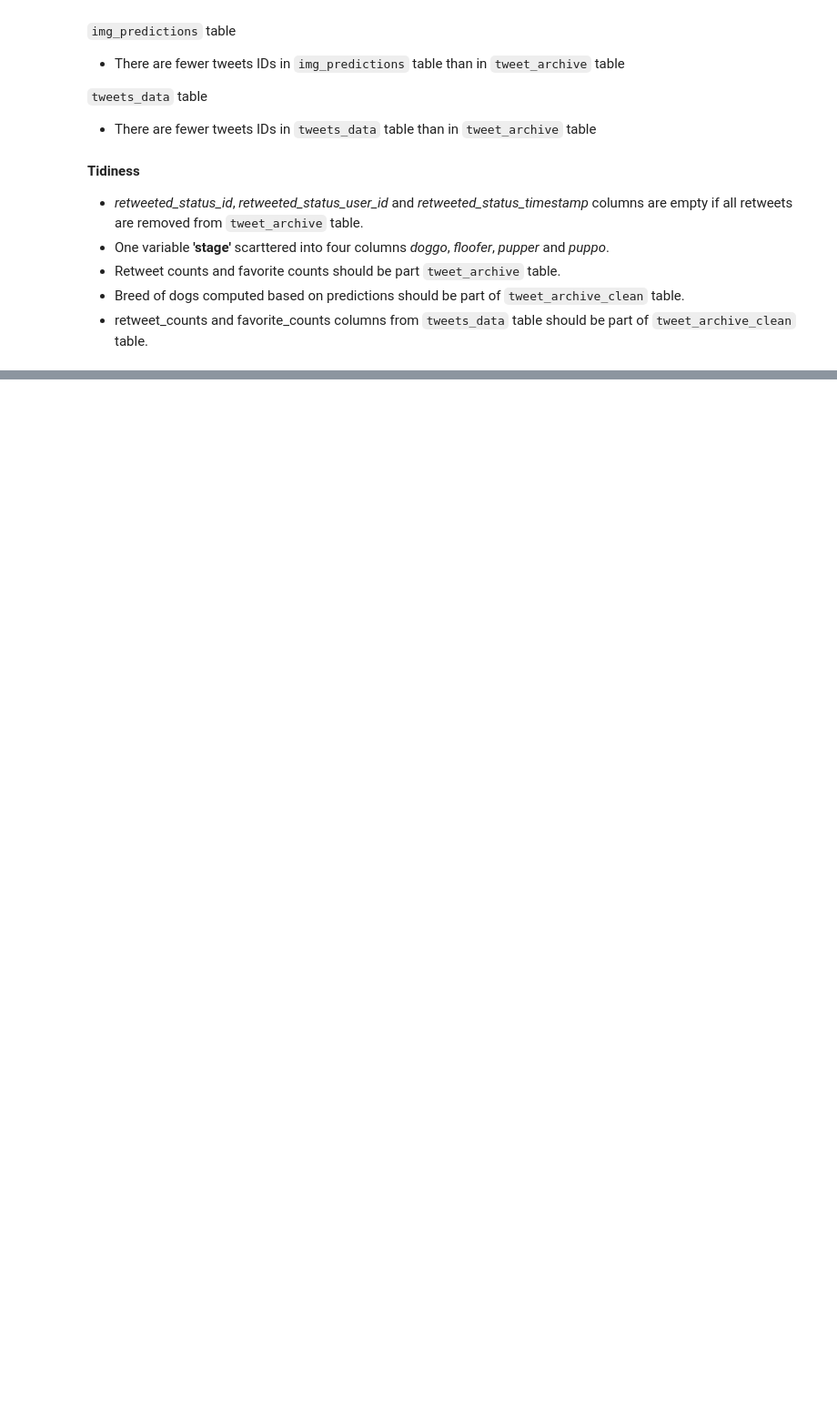
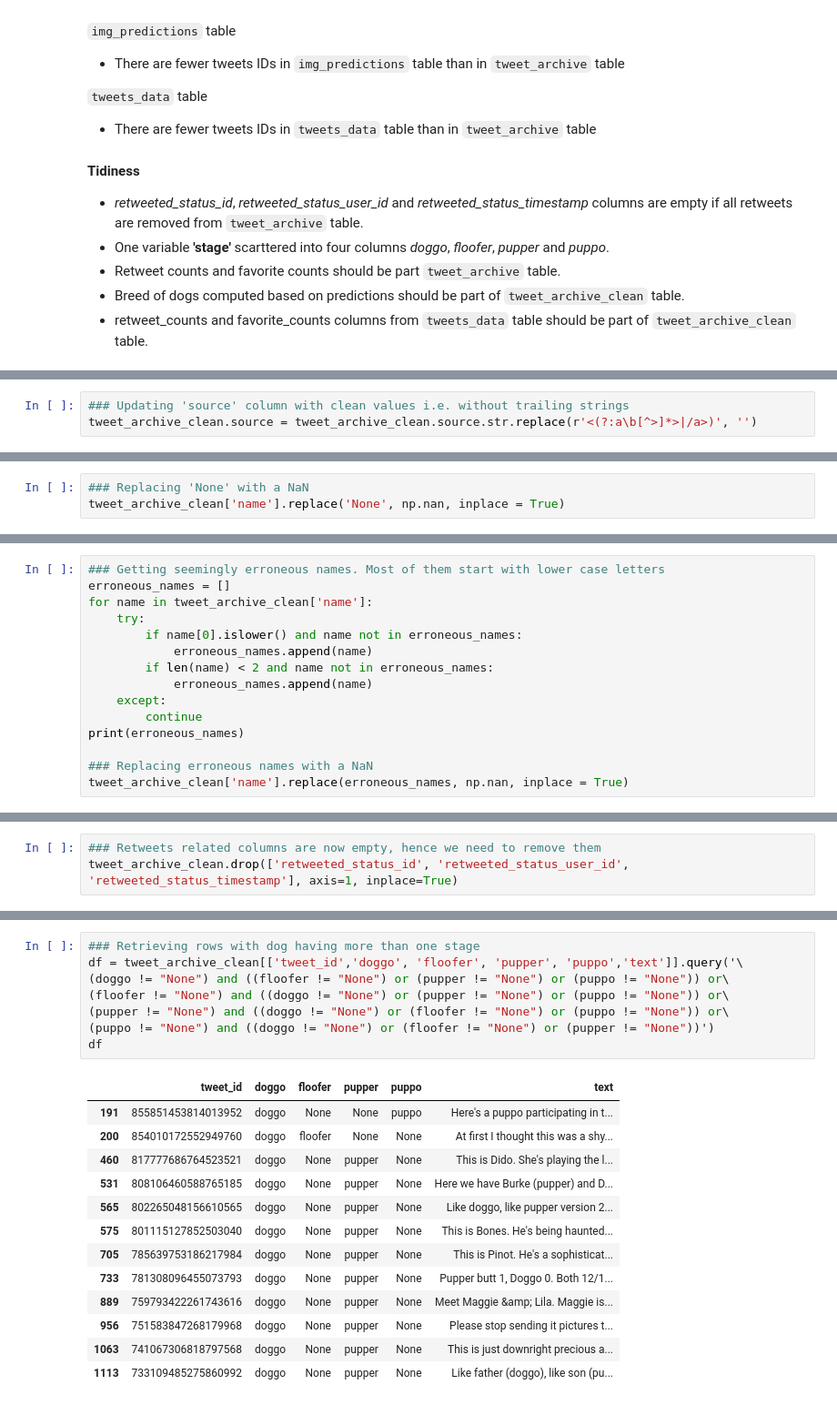
Before and after one commit to benjaminuwimana/WranglingData, a Jupyter notebook: wrangle_act.ipynb, the cells around one changed output, grey strips where cells are left out. Shown at 91% size. Drawn from its saved outputs; the diff is of its cells as text; blank space fills up the shorter version.

```diff
--- a/wrangle_act.ipynb
+++ b/wrangle_act.ipynb
@@ -310,0 +433,3 @@ img_predictions.tweet_id.nunique()
+# %%
+### Updating 'source' column with clean values i.e. without trailing strings
+tweet_archive_clean.source = tweet_archive_clean.source.str.replace(r'<(?:a\b[^>]*>|/a>)', '')
@@ -310,0 +455,3 @@ img_predictions.tweet_id.nunique()
+# %%
+### Replacing 'None' with a NaN
+tweet_archive_clean['name'].replace('None', np.nan, inplace = True)
@@ -310,0 +473,15 @@ img_predictions.tweet_id.nunique()
+# %%
+### Getting seemingly erroneous names. Most of them start with lower case letters
+erroneous_names = []
+for name in tweet_archive_clean['name']:
+    try:
+        if name[0].islower() and name not in erroneous_names:
+            erroneous_names.append(name)
+        if len(name) < 2 and name not in erroneous_names:
+            erroneous_names.append(name)
+    except:
+        continue
+print(erroneous_names)
+
+### Replacing erroneous names with a NaN
+tweet_archive_clean['name'].replace(erroneous_names, np.nan, inplace = True)
@@ -310,0 +521,3 @@ img_predictions.tweet_id.nunique()
+# %%
+### Retweets related columns are now empty, hence we need to remove them
+tweet_archive_clean.drop(['retweeted_status_id', 'retweeted_status_user_id', 'retweeted_status_timestamp'], axis=1, inplace=True)
@@ -310,0 +558,22 @@ img_predictions.tweet_id.nunique()
+# %%
+### Retrieving rows with dog having more than one stage
+df = tweet_archive_clean[['tweet_id','doggo', 'floofer', 'pupper', 'puppo','text']].query('\
+(doggo != "None") and ((floofer != "None") or (pupper != "None") or (puppo != "None")) or\
+(floofer != "None") and ((doggo != "None") or (pupper != "None") or (puppo != "None")) or\
+(pupper != "None") and ((doggo != "None") or (floofer != "None") or (puppo != "None")) or\
+(puppo != "None") and ((doggo != "None") or (floofer != "None") or (pupper != "None"))')
+df
+# %% [output]
+|  | tweet_id | doggo | floofer | pupper | puppo | text |
+| 191 | 855851453814013952 | doggo | None | None | puppo | Here's a puppo participating in t... |
+| 200 | 854010172552949760 | doggo | floofer | None | None | At first I thought this was a shy... |
+| 460 | 817777686764523521 | doggo | None | pupper | None | This is Dido. She's playing the l... |
+| 531 | 808106460588765185 | doggo | None | pupper | None | Here we have Burke (pupper) and D... |
+| 565 | 802265048156610565 | doggo | None | pupper | None | Like doggo, like pupper version 2... |
+| 575 | 801115127852503040 | doggo | None | pupper | None | This is Bones. He's being haunted... |
+| 705 | 785639753186217984 | doggo | None | pupper | None | This is Pinot. He's a sophisticat... |
+| 733 | 781308096455073793 | doggo | None | pupper | None | Pupper butt 1, Doggo 0. Both 12/1... |
+| 889 | 759793422261743616 | doggo | None | pupper | None | Meet Maggie &amp; Lila. Maggie is... |
+| 956 | 751583847268179968 | doggo | None | pupper | None | Please stop sending it pictures t... |
+| 1063 | 741067306818797568 | doggo | None | pupper | None | This is just downright precious a... |
+| 1113 | 733109485275860992 | doggo | None | pupper | None | Like father (doggo), like son (pu... |
```
Also changed, not shown: parts of 54 cells of this notebook.
